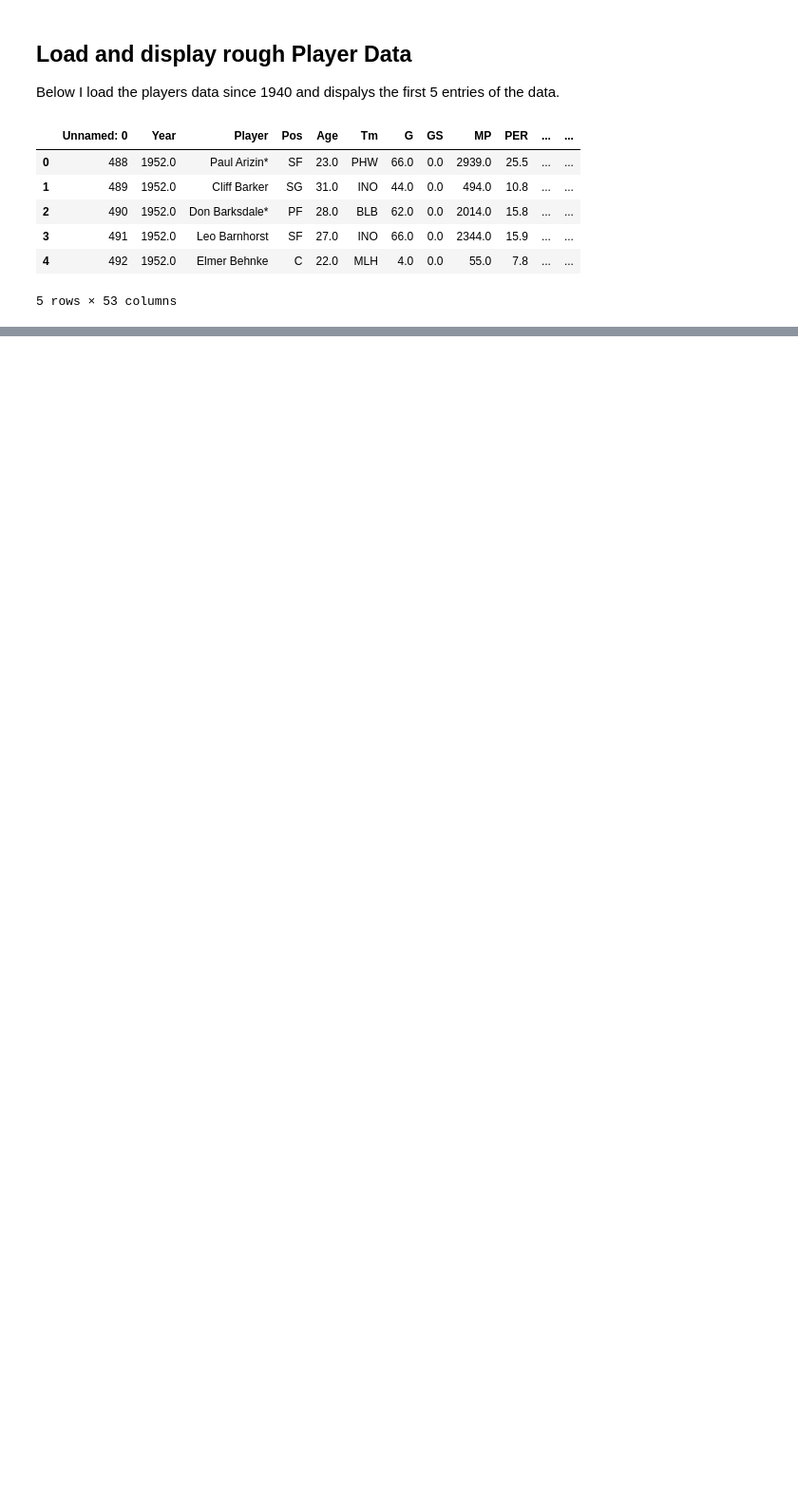
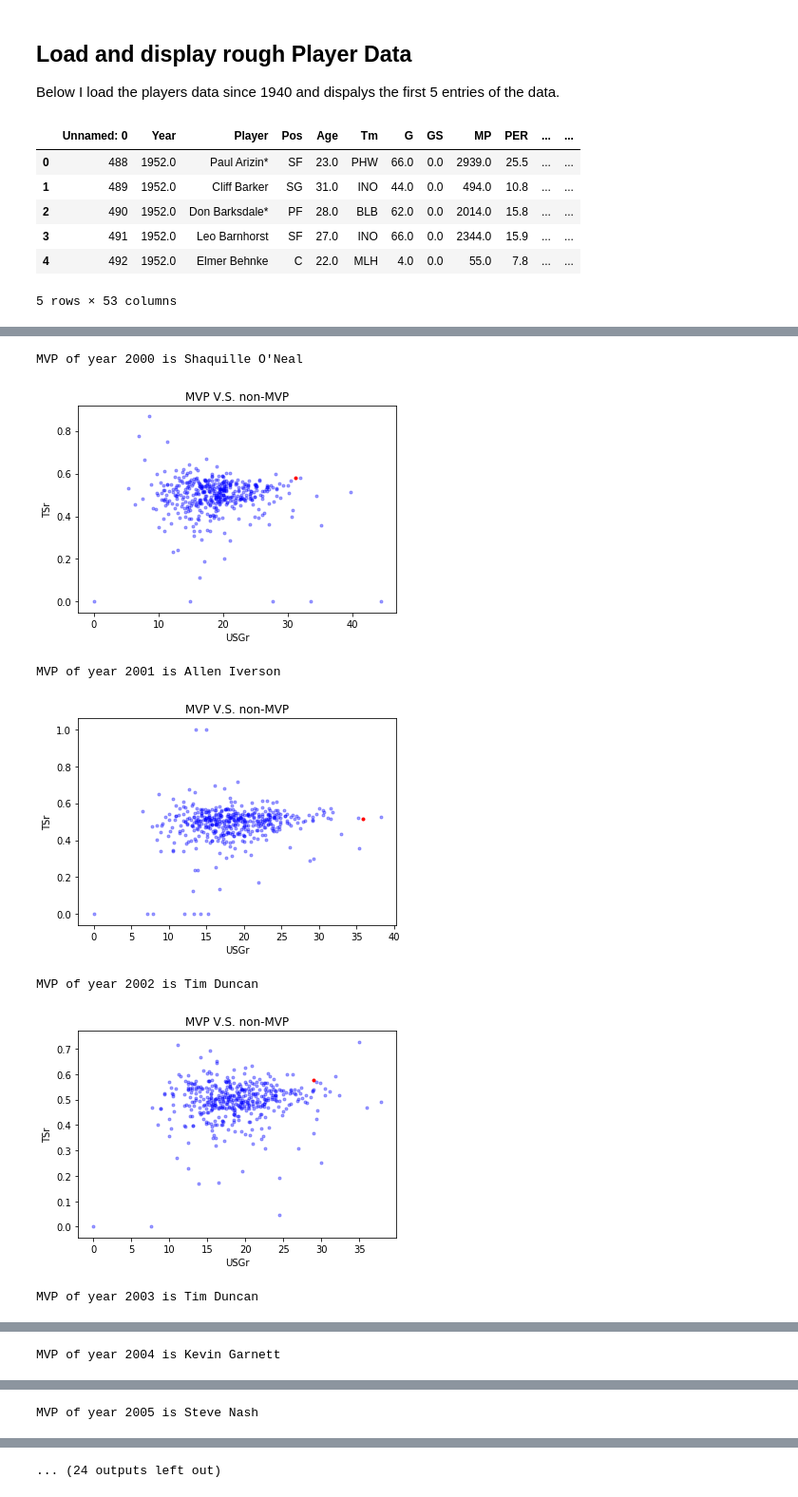
Before and after one commit to wangjiayin1010/NBA-MVP-prediction, a Jupyter notebook: assignment2.ipynb, the cells around one changed output, grey strips where cells are left out. Shown at 95% size. Cells and saved outputs as stored; diff of their text form; code cells hidden in the pictures; blank space fills up the shorter version.

```diff
--- a/assignment2.ipynb
+++ b/assignment2.ipynb
@@ -86,0 +181,23 @@ data = data[filter]
+# %%
+for cur_year in range(2000, 2018):
+    for x in data_refined:
+        if x.Year == cur_year:
+            if mvps[int(x.Year)] == x.Name:
+                print("MVP of year " + str(cur_year) + " is " + str(mvps[int(cur_year)]))
+                plt.scatter(x.USGr, x.TSr, color='r', marker=".")
+            else:
+                plt.scatter(x.USGr, x.TSr, color='b', marker=".", alpha=.35)
+
+
+    plt.title("MVP V.S. non-MVP")
+    plt.xlabel("USGr")
+    plt.ylabel("TSr")
+    plt.show()
+# %% [output]
+MVP of year 2000 is Shaquille O'Neal
+[figure, added]
+MVP of year 2001 is Allen Iverson
+[figure, added]
+MVP of year 2002 is Tim Duncan
+[figure, added]
+MVP of year 2003 is Tim Duncan
@@ -86,0 +205 @@ data = data[filter]
+MVP of year 2004 is Kevin Garnett
@@ -86,0 +207 @@ data = data[filter]
+MVP of year 2005 is Steve Nash
@@ -86,0 +209 @@ data = data[filter]
+... (24 outputs left out)
```
Also changed, not shown: parts of 19 cells of this notebook.
